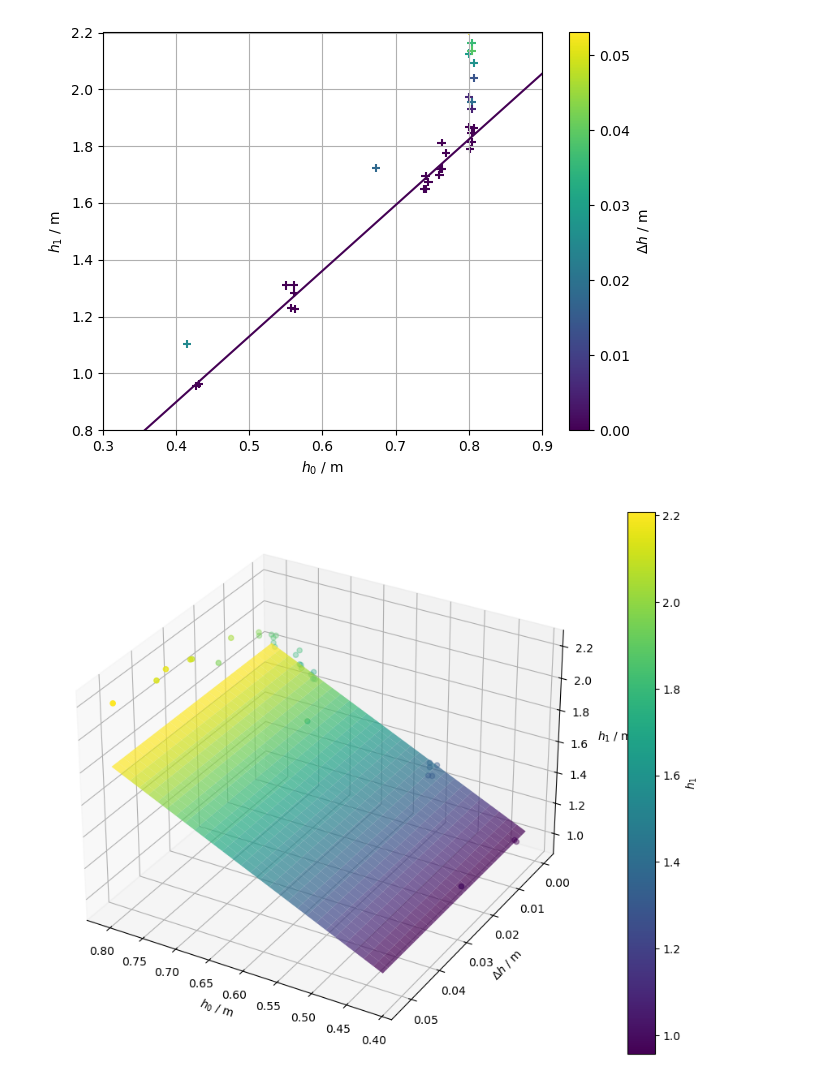
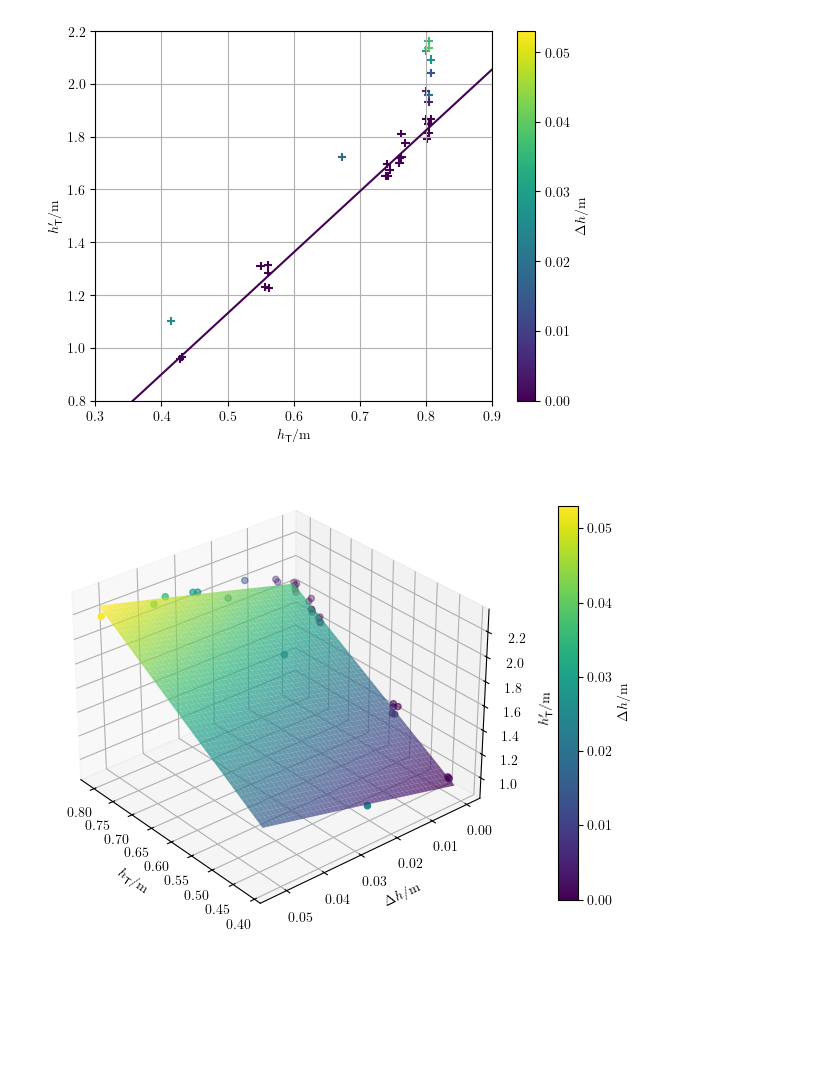
Before and after one commit to Aaryan-Varshney/practical-project-25, a Jupyter notebook: 3d_h1_h0_dh.ipynb, the cells around one changed output. Cells and saved outputs as stored; diff of their text form; code cells hidden in the pictures; blank space fills up the shorter version.

Commit message:
changes to include siunitx axis titles and saving graphs within a folder

```diff
--- a/3d_h1_h0_dh.ipynb
+++ b/3d_h1_h0_dh.ipynb
@@ -54,62 +59,83 @@ ty = no_sep_final_heights
 xlims = (0.3, 0.9)
 ylims = (0.8, 2.2)
 
+xerror = 0.003
+yerror = 0.003
+
 x = initial_heights
 y = final_heights
 z = separation_distances
 
 plt.scatter(x, y, c=z, cmap='viridis', marker='+')
+# plt.errorbar(x, y, c=z, xerr=xerror, yerr=yerror, fmt='+', cmap='viridis')
 
 plt.xlim(xlims)
 plt.ylim(ylims)
 
-plt.xlabel('$h_0$ / m')
-plt.ylabel('$h_1$ / m')
-plt.colorbar(label='$\Delta h$ / m')
+plt.xlabel(r'$h_{\text{T}} / \si{\metre}$')
+plt.ylabel(r"$h_{\text{T}}' / \si{\metre}$")
+plt.colorbar(label=r'$\Delta h / \si{\metre}$')
 
 # Create trendline through just points with no separation
 
 m, b = np.polyfit(tx, ty, 1)
 plt.plot(xlims, [m*x + b for x in xlims], color='#440154')
 
-
+plt.figure.dpi = 1000
 plt.grid(True)
 plt.show()
 # %% [output]
-[figure, old version]
+[figure, new version]
 # %%
 # Create the 3D scatter plot
 fig = plt.figure(figsize=(10, 7))
 ax = fig.add_subplot(111, projection='3d')
 
 # Scatter plot
-sc = ax.scatter(initial_heights, separation_distances, final_heights, c=final_heights, cmap='viridis')
+sc = ax.scatter(initial_heights, separation_distances, final_heights, c=separation_distances, cmap='viridis')
 
-# Fit surface equation (as an example, replace with your actual equation)
-def surface_equation(h0, dx):
-    return (2.15 * h0) * (0.01 * np.log(dx + 1) + 0.977)**4 + 0.23
+# Define a new surface equation for fitting
+def surface_function(data, a, b, c, d):
+    h0, dx = data
+    return a * h0 + b * np.log(dx + 1) + c * h0 * np.log(dx + 1) + d
 
-# Generate data for the surface
-h0_range = np.linspace(min(initial_heights), max(initial_heights), 30)
-dx_range = np.linspace(min(separation_distances), max(separation_distances), 30)
+# Prepare the data for fitting
+h0_dx = np.vstack((initial_heights, separation_distances))  # Stack h0 and dx as rows
+popt, _ = curve_fit(surface_function, h0_dx, final_heights, p0=[1, 1, 1, 1])
+
+# Generate the improved surface
+h0_range = np.linspace(min(initial_heights), max(initial_heights), 50)
+dx_range = np.linspace(min(separation_distances), max(separation_distances), 50)
 h0_mesh, dx_mesh = np.meshgrid(h0_range, dx_range)
-h1_surface = surface_equation(h0_mesh, dx_mesh)
+h1_surface = surface_function((h0_mesh, dx_mesh), *popt)
 
-# Plot the surface
+# Plot the improved surface
 ax.plot_surface(h0_mesh, dx_mesh, h1_surface, cmap='viridis', alpha=0.7, edgecolor='none')
 
-ax.view_init(elev=30, azim=120)  # Adjust this to position h_1 axis on the left
-# Move the z-axis label (h_1) to the left
-ax.zaxis.set_rotate_label(False)  # Prevent automatic rotation
-ax.zaxis.labelpad = 10  # Adjust distance from the axis
-ax.zaxis.set_label_coords(-0.1, 0.5)  # Move label to the left (x-coord) and center (y-coord)
+# Adjust the view angle
+ax.view_init(elev=30, azim=140)
+
+# # Move the z-axis label ($h_1$) to the left
+# ax.zaxis.set_rotate_label(False)  # Prevent automatic rotation
+# ax.zaxis.labelpad = 15  # Adjust distance from the axis
+# ax.zaxis.set_label_coords(-0.3, 0.5)  # Move label further left (x-coord) and keep centered (y-coord)
+
+# Set labels and customization
+ax.set_xlabel(r'$h_{\text{T}} / \si{\metre}$')
+ax.set_ylabel(r'$\Delta h / \si{\metre}$')
+ax.set_zlabel(r"$h_{\text{T}}' / \si{\metre}$")
 
 
-# Labels and customization
-ax.set_xlabel('$h_0$ / m')
-ax.set_ylabel('$\Delta h$ / m')
-ax.set_zlabel('$h_1$ / m')
-fig.colorbar(sc, ax=ax, label='$h_1$')
+
+# Add colorbar
+cbar = fig.colorbar(sc, ax=ax, pad=0.1, shrink=0.73)  # Add padding to separate the colorbar
+cbar.set_label(r'$\Delta h / \si{\metre}$')
+
+# Adjust layout to avoid overlapping
+plt.subplots_adjust(left=0.2, right=0.8)  # Add more space on the left and right sides
+
+# plt.tight_layout()  # Adjust subplots to fit into the figure
+
 plt.show()
 # %% [output]
-[figure, old version]
+[figure, new version]
```
Also changed, not shown: parts of 5 cells of this notebook, 7 other files.
